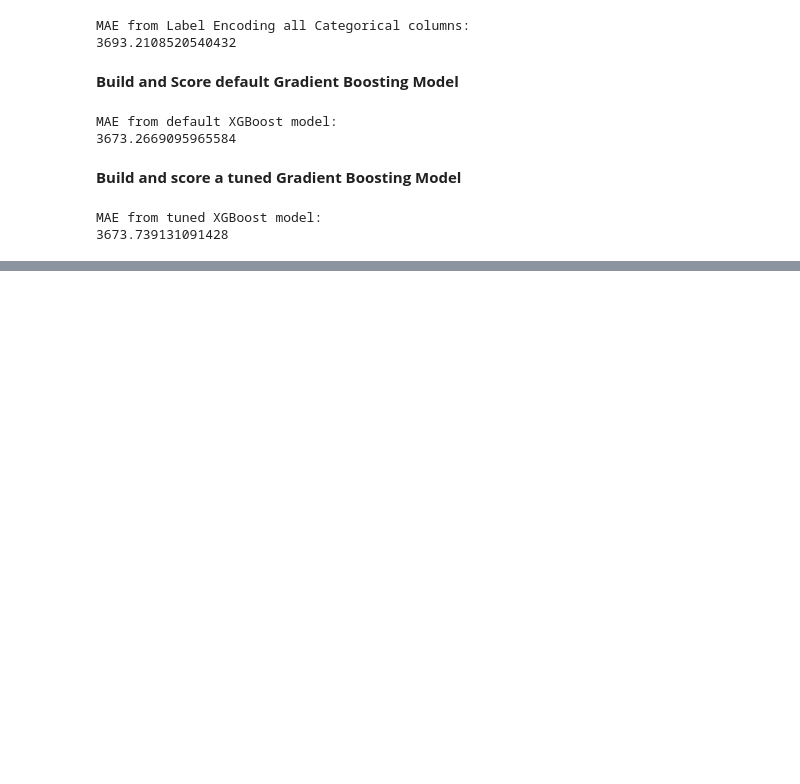
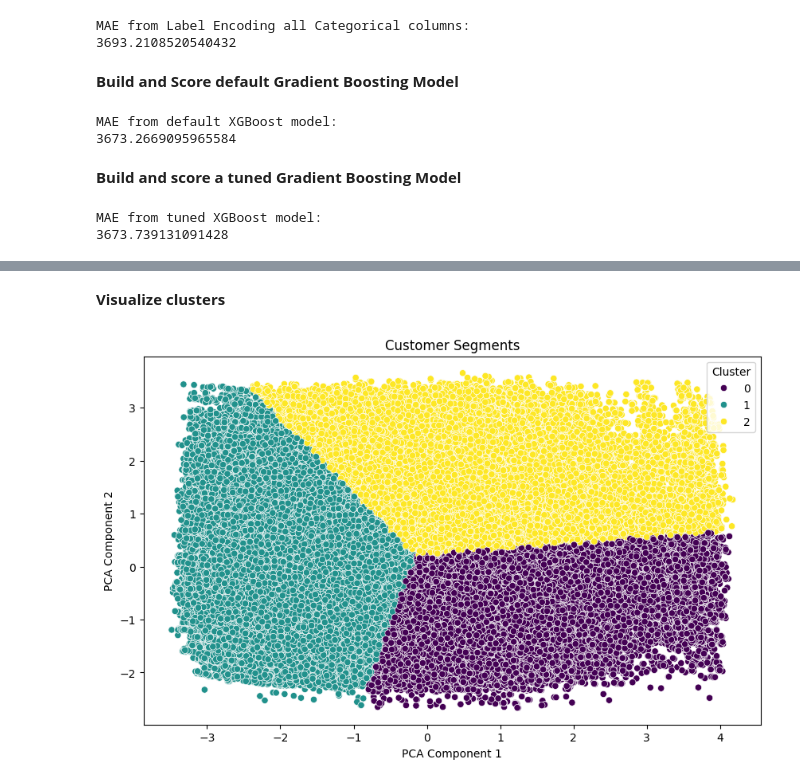
Before and after one commit to uygararas/ie423, a Jupyter notebook: task3.ipynb, the cells around one changed output, grey strips where cells are left out. Saved outputs shown, nothing was run; the diff lists cells and outputs as text; code cells hidden in the pictures; blank space fills up the shorter version.

```diff
--- a/task3.ipynb
+++ b/task3.ipynb
@@ -330,0 +324,13 @@ MAE from tuned XGBoost model:
+# %%
+from sklearn.preprocessing import StandardScaler
+# Select features for clustering
+features = ['Gender', 'Age', 'Occupation', 'City_Category', 'Stay_In_Current_City_Years', 'Marital_Status', 'Product_Category_1', 'Product_Category_2', 'Product_Category_3', 'Purchase']
+X = dfMlb[features]
+
+# Handle missing values using SimpleImputer
+imputer = SimpleImputer(strategy='constant', fill_value=-1)
+X_imputed = imputer.fit_transform(X)
+
+# Scale the features
+scaler = StandardScaler()
+X_scaled = scaler.fit_transform(X_imputed)
@@ -330,0 +339,8 @@ MAE from tuned XGBoost model:
+# %%
+pca = PCA(n_components=2)
+X_pca = pca.fit_transform(X_scaled)
+
+# Create a DataFrame for PCA results
+pca_df = pd.DataFrame(data=X_pca, columns=['PCA1', 'PCA2'])
+pca_df['Purchase'] = dfMlb['Purchase']
+pca_df.head()
@@ -330,0 +356,7 @@ MAE from tuned XGBoost model:
+# %%
+kmeans = KMeans(n_clusters=3, random_state=1)
+clusters = kmeans.fit_predict(X_pca)
+
+# Add cluster labels to the DataFrame
+pca_df['Cluster'] = clusters
+pca_df.head()
@@ -330,0 +370,11 @@ MAE from tuned XGBoost model:
+# %% [markdown]
+**Visualize clusters**
+# %%
+plt.figure(figsize=(10, 6))
+sns.scatterplot(x='PCA1', y='PCA2', hue='Cluster', data=pca_df, palette='viridis')
+plt.title('Customer Segments')
+plt.xlabel('PCA Component 1')
+plt.ylabel('PCA Component 2')
+plt.show()
+# %% [output]
+[figure, added]
```
Also changed, not shown: parts of 12 cells of this notebook.
